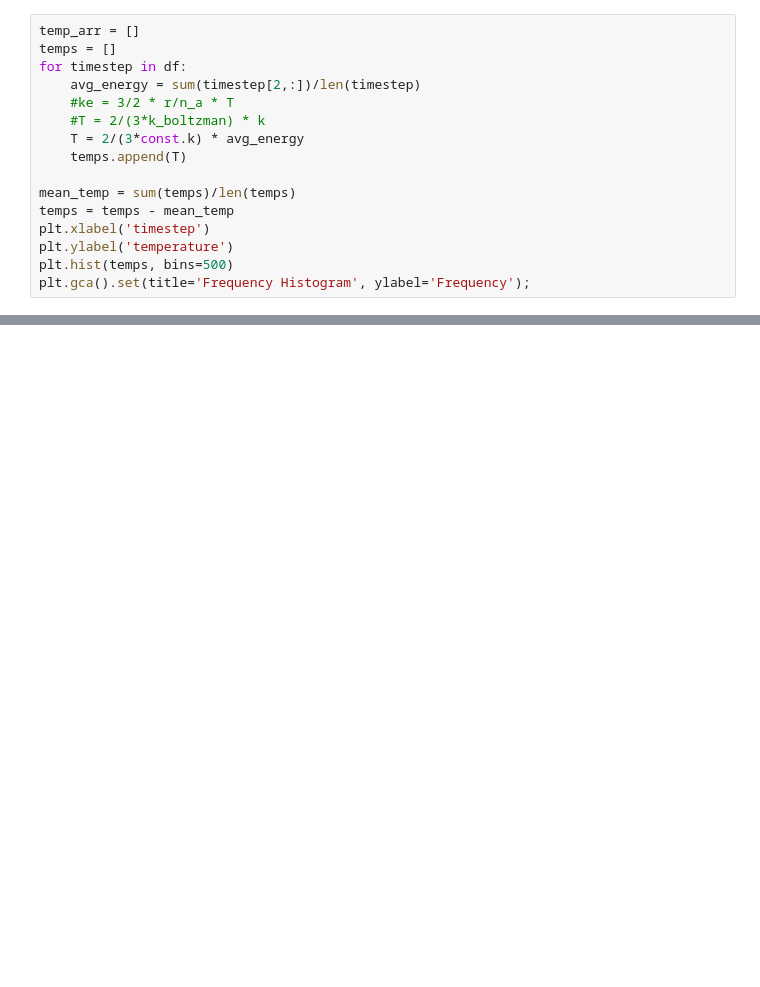
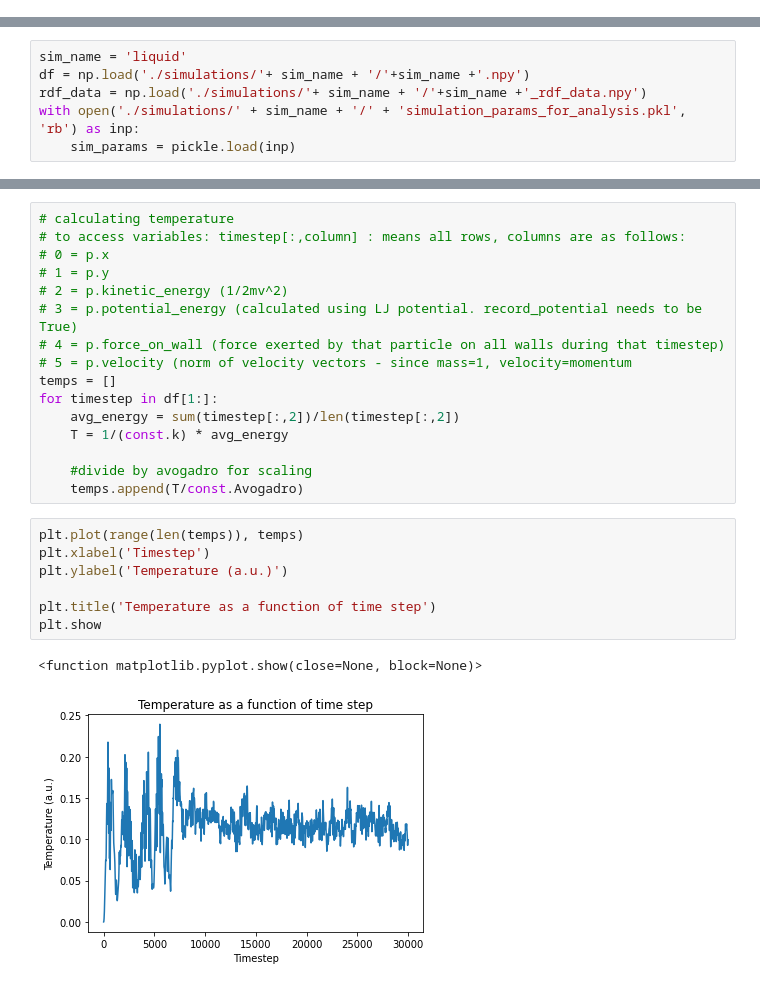
Before and after one commit to tiaanstals/PHYS2923_SSP, a Jupyter notebook: Tracking_Thermodynamic_Quantities.ipynb, the cells around one changed output, grey strips where cells are left out. Drawn from its saved outputs; the diff is of its cells as text; blank space fills up the shorter version.

```diff
--- a/Tracking_Thermodynamic_Quantities.ipynb
+++ b/Tracking_Thermodynamic_Quantities.ipynb
@@ -26,16 +7,0 @@ array([[0., 0., 0., 0.],
-# %%
-temp_arr = []
-temps = []
-for timestep in df:
-    avg_energy = sum(timestep[2,:])/len(timestep)
-    #ke = 3/2 * r/n_a * T
-    #T = 2/(3*k_boltzman) * k
-    T = 2/(3*const.k) * avg_energy
-    temps.append(T)
-
-mean_temp = sum(temps)/len(temps)
-temps = temps - mean_temp
-plt.xlabel('timestep')
-plt.ylabel('temperature')
-plt.hist(temps, bins=500)
-plt.gca().set(title='Frequency Histogram', ylabel='Frequency');
@@ -46,0 +12,6 @@ Average density as a function of distance for the average atom
+# %%
+sim_name = 'liquid'
+df = np.load('./simulations/'+ sim_name + '/'+sim_name +'.npy')
+rdf_data = np.load('./simulations/'+ sim_name + '/'+sim_name +'_rdf_data.npy')
+with open('./simulations/' + sim_name + '/' + 'simulation_params_for_analysis.pkl', 'rb') as inp:
+    sim_params = pickle.load(inp)
@@ -46,0 +35,26 @@ Average density as a function of distance for the average atom
+# %%
+# calculating temperature
+# to access variables: timestep[:,column] : means all rows, columns are as follows:
+# 0 = p.x
+# 1 = p.y
+# 2 = p.kinetic_energy (1/2mv^2)
+# 3 = p.potential_energy (calculated using LJ potential. record_potential needs to be True)
+# 4 = p.force_on_wall (force exerted by that particle on all walls during that timestep)
+# 5 = p.velocity (norm of velocity vectors - since mass=1, velocity=momentum
+temps = []
+for timestep in df[1:]:
+    avg_energy = sum(timestep[:,2])/len(timestep[:,2])
+    T = 1/(const.k) * avg_energy
+
+    #divide by avogadro for scaling
+    temps.append(T/const.Avogadro)
+# %%
+plt.plot(range(len(temps)), temps)
+plt.xlabel('Timestep')
+plt.ylabel('Temperature (a.u.)')
+
+plt.title('Temperature as a function of time step')
+plt.show
+# %% [output]
+<function matplotlib.pyplot.show(close=None, block=None)>
+[figure, added]
```
Also changed, not shown: parts of 20 cells of this notebook, 1 other file.
